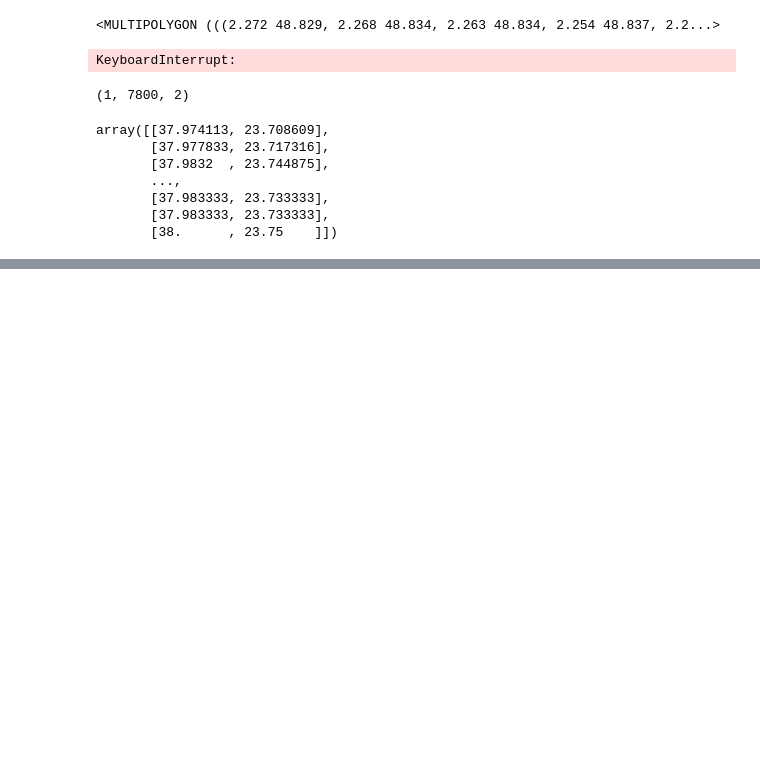
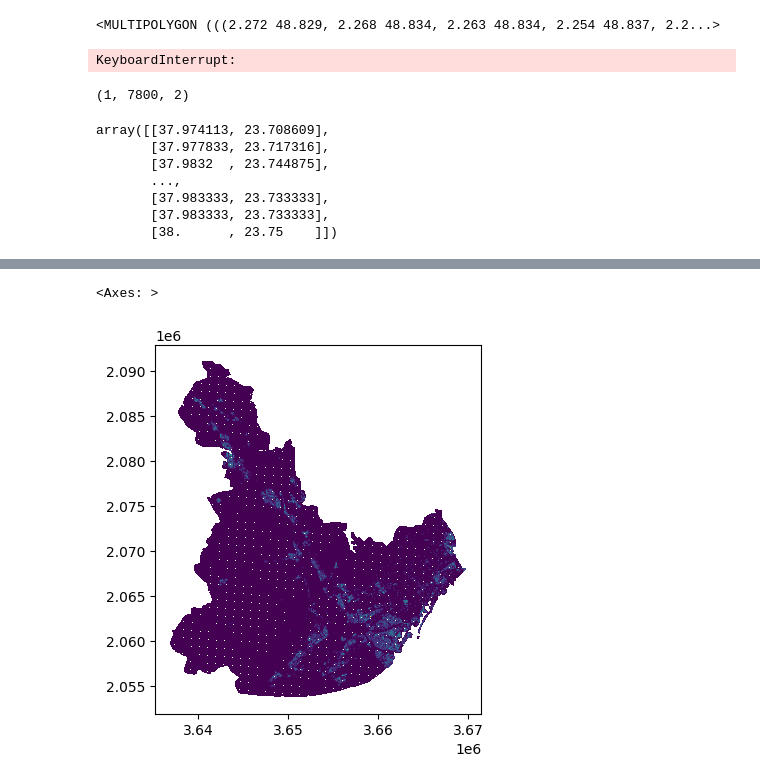
Before and after one commit to zilikons/demeter, a Jupyter notebook: notebooks/zilikons_extra_y.ipynb, the cells around one changed output, grey strips where cells are left out. Cells and saved outputs as stored; diff of their text form; code cells hidden in the pictures; blank space fills up the shorter version.

```diff
--- a/notebooks/zilikons_extra_y.ipynb
+++ b/notebooks/zilikons_extra_y.ipynb
@@ -277,0 +426,3 @@ athens_y
+# %%
+barce_feat = gpd2grid_features(barcelona_class,barcelona,grid_size=750,urban_classification_switch=True)
+barce_feat
@@ -277,0 +481,3 @@ athens_y
+# %%
+barce_more_feat = gpd.sjoin(barcelona_pop.to_crs(epsg=3035),barce_feat,predicate='within').groupby('index_right').sum()
+barce_more_feat
@@ -277,0 +499,4 @@ athens_y
+# %%
+zmf = barce_more_feat.drop(columns=['X','Y']).rename(columns={'Z':'pop'})
+zff = pd.merge(barc_grid,zmf,left_index=True,right_index=True)
+zff
@@ -277,0 +517,2 @@ athens_y
+# %%
+zff['log_y'] = np.log1p(zff['y'])
@@ -277,0 +535,5 @@ athens_y
+# %%
+zff.plot(column='non_resi')
+# %% [output]
+<Axes: >
+[figure, added]
```
Also changed, not shown: parts of 86 cells of this notebook.
